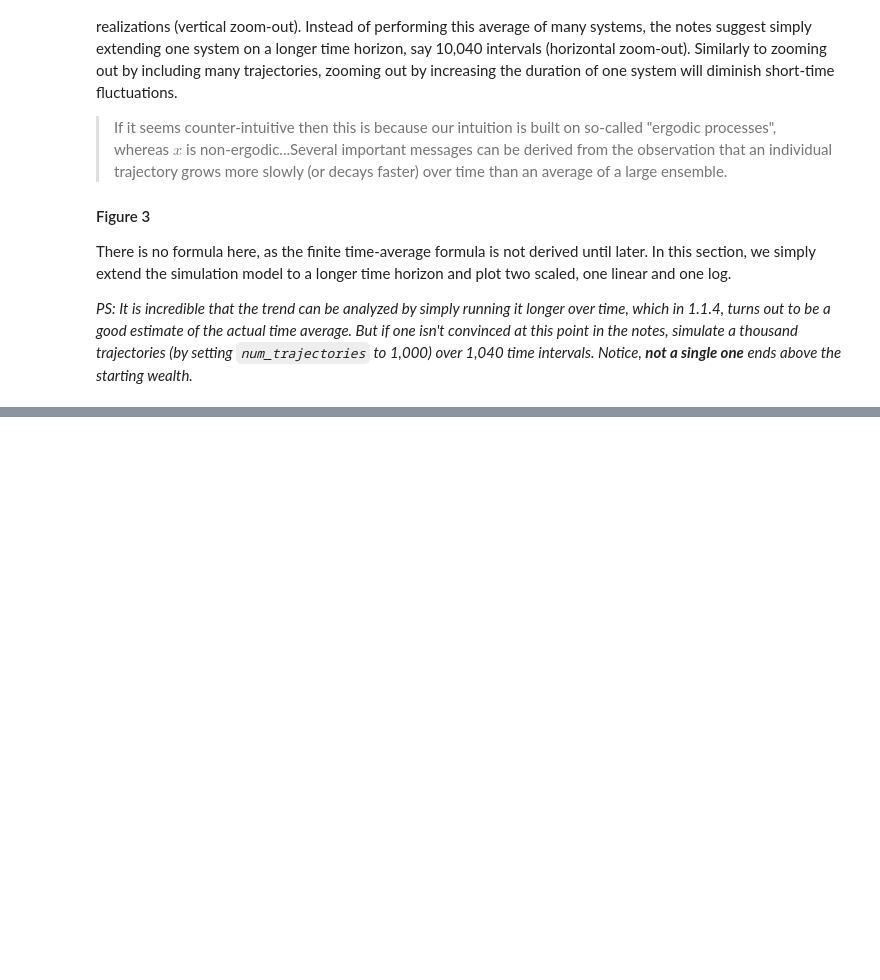
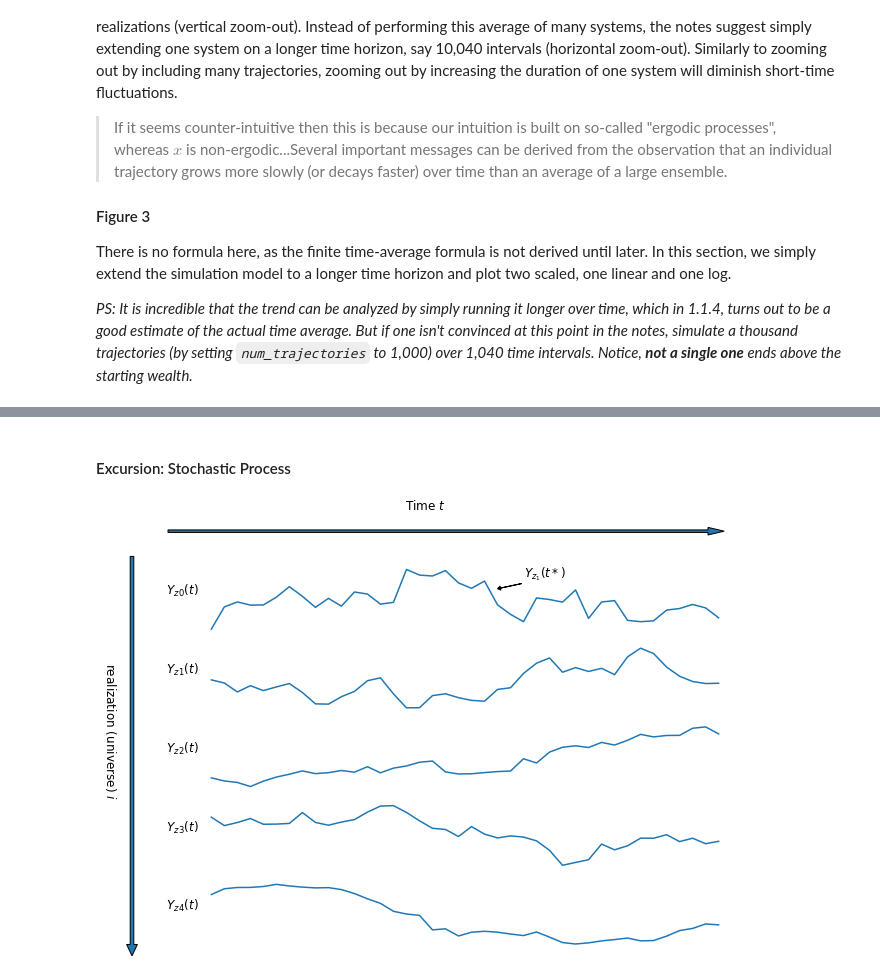
Before and after one commit to gfbarbieri/ergodicity-economics, a Jupyter notebook: Ergodicity_Chapter_1.ipynb, the cells around one changed output, grey strips where cells are left out. Saved outputs shown, nothing was run; the diff lists cells and outputs as text; code cells hidden in the pictures; blank space fills up the shorter version.

```diff
--- a/Ergodicity_Chapter_1.ipynb
+++ b/Ergodicity_Chapter_1.ipynb
@@ -233,0 +265,64 @@ plt.show()
+# %% [markdown]
+#### Excursion: Stochastic Process
+# %%
+wealth_trajectories = []
+
+for i in range(0,5):
+    wealth_trajectories.append(np.cumsum(np.random.standard_normal(size=40)))
+# %%
+#Declare figure and subplots.
+fig, ax = plt.subplots(5,1, figsize=(10,7))
+
+#Plot each wealth trajectory.
+for i, a in enumerate(ax):
+    #Set y-label for each axis.
+    a.set_ylabel("${Y_z}_" + str(i) + "(t)$", rotation='horizontal', fontsize=12)
+
+    #Turn off the ticks and the tick labels for axis..
+    a.tick_params(axis='both',which='both',
+                  bottom=False, left=False,
+                  labelbottom=False, labelleft=False)
+
+    #Despine each axis.
+    a.spines["top"].set_visible(False)
+    a.spines["right"].set_visible(False)
+    a.spines["bottom"].set_visible(False)
+    a.spines["left"].set_visible(False)
+
+    a.plot(wealth_trajectories[i])
+
+#Annotate specific value for y_z1 realization.
+ax[0].annotate("$Y_{z_1}(t*)$",
+               xy=(22, 2),
+               xytext=(24,3),
+               arrowprops=dict(facecolor='black', width=0.001, headwidth=4, headlength=3),
+               fontsize=12)
+
+#Annotate trajectory for each process.
+ax[0].annotate('Time $t$',
+            xy=(0.5, 1), xycoords='figure fraction',
+            horizontalalignment='center', verticalalignment='top',
+            fontsize=12)
+
+#Annotate realizations of the process at any time in the trajectory.
+ax[0].annotate('realization (universe) $i$',
+            xy=(0.01, 0.5), xycoords='figure fraction',
+            horizontalalignment='left', verticalalignment='center', rotation=-90,
+            fontsize=12)
+
+#Annotate border arrows directly to the figure.
+l1 = mpl.patches.FancyArrow(x=0.10, y=0.95,
+                            dx=0.75, dy=0, width=0.005,
+                            transform=fig.transFigure,
+                            figure=fig)
+
+l2 = mpl.patches.FancyArrow(x=0.05, y=0.9,
+                            dx=0, dy=-0.77, width=0.005,
+                            transform=fig.transFigure,
+                            figure=fig)
+fig.lines.extend([l1, l2])
+
+#Show figure.
+plt.show()
+# %% [output]
+[figure, added]
```
Also changed, not shown: parts of 10 cells of this notebook.
